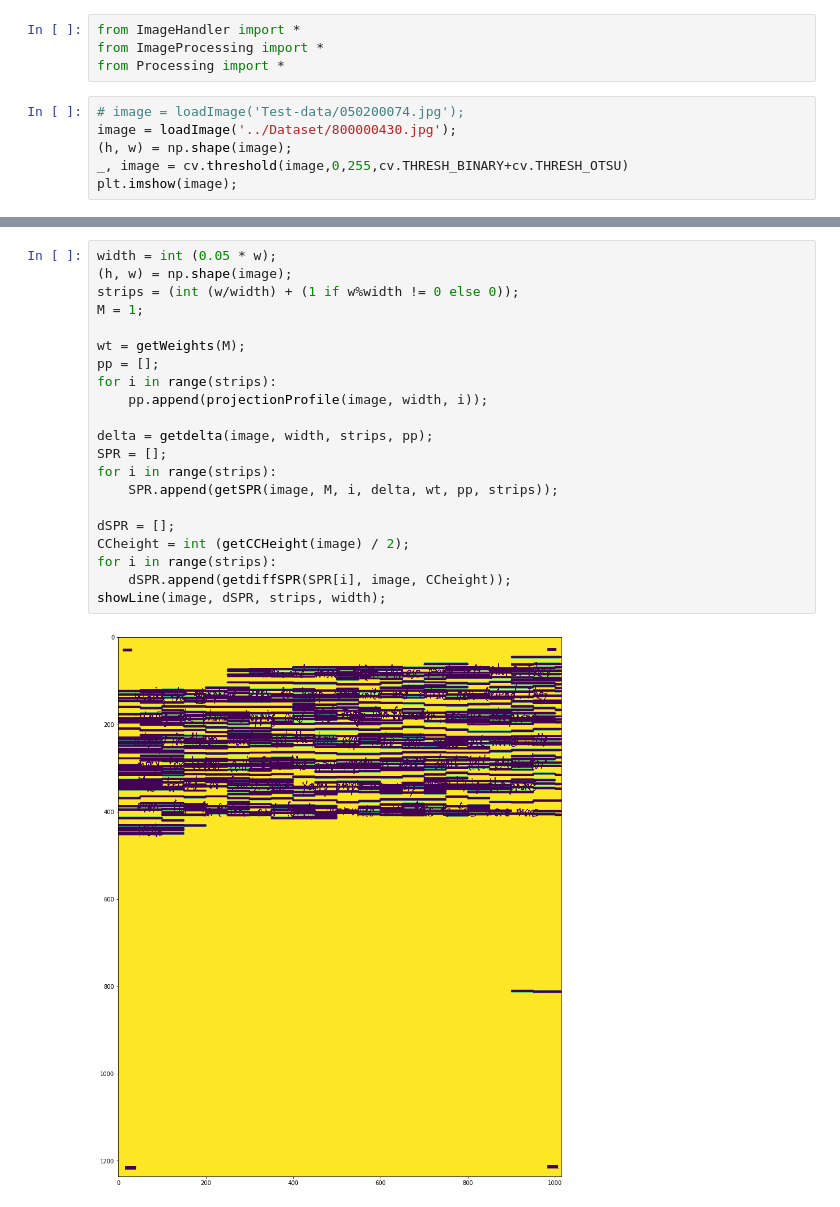
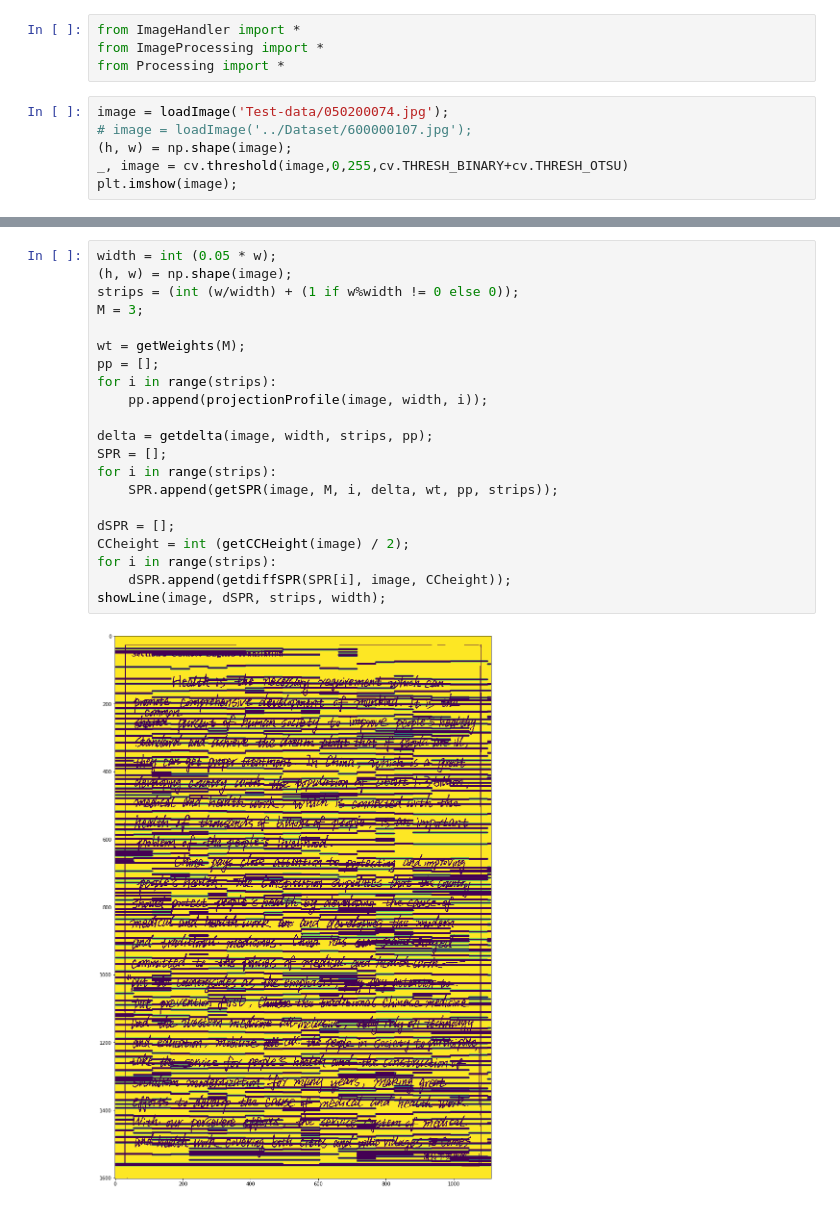
Before and after one commit to lcukerd/Papvassiliou, a Jupyter notebook: Implementation.ipynb, the cells around one changed output, grey strips where cells are left out. Drawn from its saved outputs; the diff is of its cells as text.

```diff
--- a/Implementation.ipynb
+++ b/Implementation.ipynb
@@ -10,8 +10,8 @@ from ImageHandler import *
 from ImageProcessing import *
 from Processing import *
 # %%
-# image = loadImage('Test-data/050200074.jpg');
-image = loadImage('../Dataset/800000430.jpg');
+image = loadImage('Test-data/050200074.jpg');
+# image = loadImage('../Dataset/600000107.jpg');
 (h, w) = np.shape(image);
 _, image = cv.threshold(image,0,255,cv.THRESH_BINARY+cv.THRESH_OTSU)
 plt.imshow(image);
@@ -20,26 +20,26 @@ plt.imshow(image);
 # %%
 width = int (0.05 * w);
 (h, w) = np.shape(image);
 strips = (int (w/width) + (1 if w%width != 0 else 0));
-M = 1;
+M = 3;
 
 wt = getWeights(M);
 pp = [];
 for i in range(strips):
     pp.append(projectionProfile(image, width, i));
 
 delta = getdelta(image, width, strips, pp);
 SPR = [];
 for i in range(strips):
     SPR.append(getSPR(image, M, i, delta, wt, pp, strips));
 
 dSPR = [];
 CCheight = int (getCCHeight(image) / 2);
 for i in range(strips):
     dSPR.append(getdiffSPR(SPR[i], image, CCheight));
 showLine(image, dSPR, strips, width);
 # %% [output]
-[figure, old version]
+[figure, new version]
 # %%
 nRegions = applyViterbi(dSPR, strips, pp, width, CCheight, w)
 
```
Also changed, not shown: parts of 13 cells of this notebook, 6 other files.
